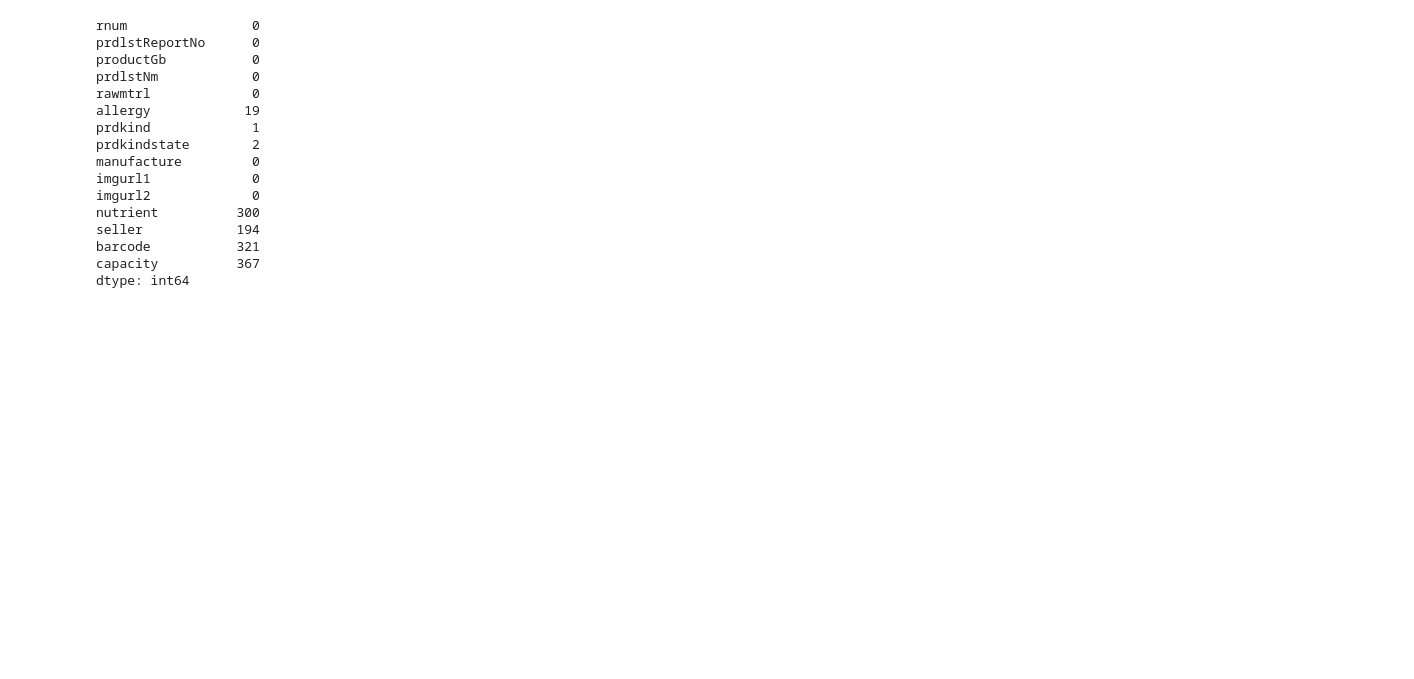
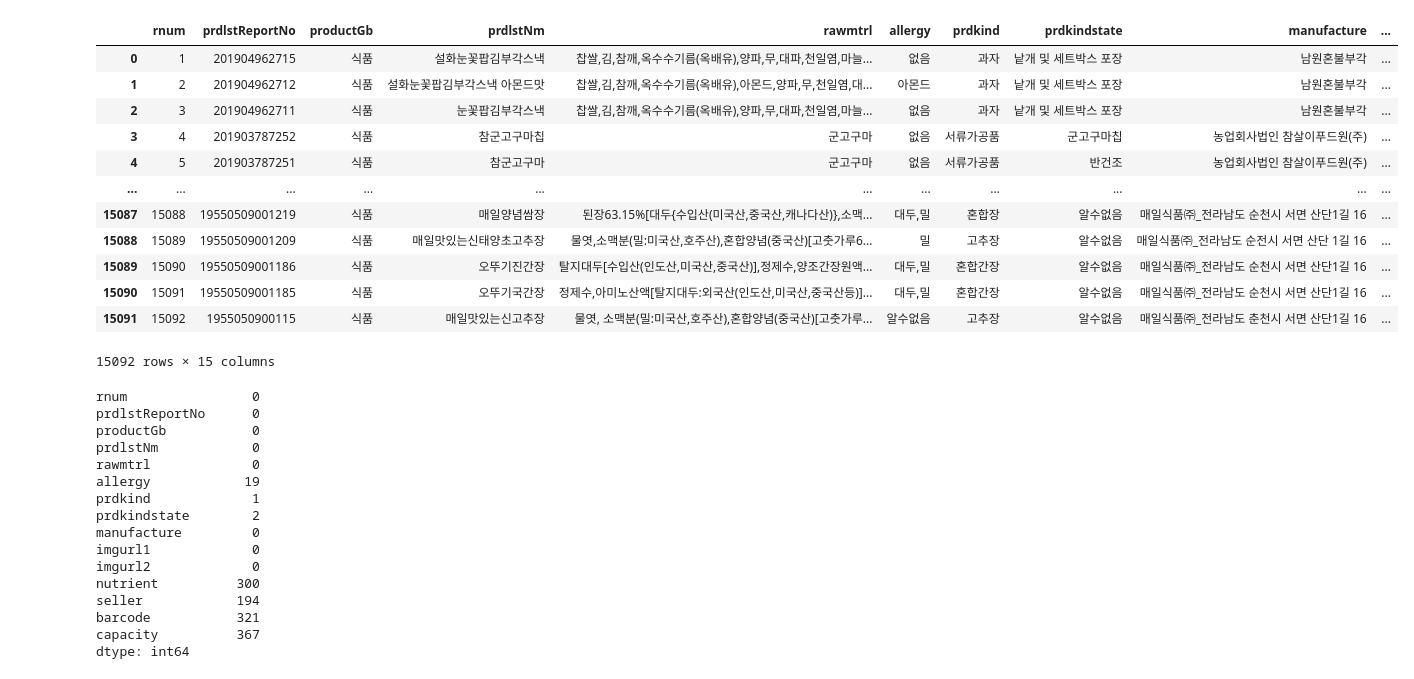
Before and after one commit to dilicat0813/2023allergy, a Jupyter notebook: 01.request/2-0.data_dig_allergy.ipynb, the cells around one changed output. Drawn from its saved outputs; the diff is of its cells as text; code cells hidden in the pictures; blank space fills up the shorter version.

```diff
--- a/01.request/2-0.data_dig_allergy.ipynb
+++ b/01.request/2-0.data_dig_allergy.ipynb
@@ -3,6 +3,26 @@ import pandas as pd
 import numpy as np
 # %%
 df = pd.read_csv('data/data_total.csv')
+# %%
+df[df['prdlstNm'].str.contains("하이라이스")]
+df = df.fillna("알수없음")
+df[df['barcode'].str.contains("8801045738154")]
+df.sort_values('prdlstReportNo', ascending=False)
+# df_sorted = df.sort_values('접수일', ascending=True)
+# %% [output]
+|  | rnum | prdlstReportNo | productGb | prdlstNm | rawmtrl | allergy | prdkind | prdkindstate | manufacture | ... |
+| 0 | 1 | 201904962715 | 식품 | 설화눈꽃팝김부각스낵 | 찹쌀,김,참깨,옥수수기름(옥배유),양파,무,대파,천일염,마늘... | 없음 | 과자 | 낱개 및 세트박스 포장 | 남원혼불부각 | ... |
+| 1 | 2 | 201904962712 | 식품 | 설화눈꽃팝김부각스낵 아몬드맛 | 찹쌀,김,참깨,옥수수기름(옥배유),아몬드,양파,무,천일염,대... | 아몬드 | 과자 | 낱개 및 세트박스 포장 | 남원혼불부각 | ... |
+| 2 | 3 | 201904962711 | 식품 | 눈꽃팝김부각스낵 | 찹쌀,김,참깨,옥수수기름(옥배유),양파,무,대파,천일염,마늘... | 없음 | 과자 | 낱개 및 세트박스 포장 | 남원혼불부각 | ... |
+| 3 | 4 | 201903787252 | 식품 | 참군고구마칩 | 군고구마 | 없음 | 서류가공품 | 군고구마칩 | 농업회사법인 참살이푸드원(주) | ... |
+| 4 | 5 | 201903787251 | 식품 | 참군고구마 | 군고구마 | 없음 | 서류가공품 | 반건조 | 농업회사법인 참살이푸드원(주) | ... |
+| ... | ... | ... | ... | ... | ... | ... | ... | ... | ... | ... |
+| 15087 | 15088 | 19550509001219 | 식품 | 매일양념쌈장 | 된장63.15%[대두{수입산(미국산,중국산,캐나다산)},소맥... | 대두,밀 | 혼합장 | 알수없음 | 매일식품㈜_전라남도 순천시 서면 산단1길 16 | ... |
+| 15088 | 15089 | 19550509001209 | 식품 | 매일맛있는신태양초고추장 | 물엿,소맥분(밀:미국산,호주산),혼합양념(중국산)[고춧가루6... | 밀 | 고추장 | 알수없음 | 매일식품㈜_전라남도 순전시 서면 산단 1길 16 | ... |
+| 15089 | 15090 | 19550509001186 | 식품 | 오뚜기진간장 | 탈지대두[수입산(인도산,미국산,중국산)],정제수,양조간장원액... | 대두,밀 | 혼합간장 | 알수없음 | 매일식품㈜_전라남도 순천시 서면 산단1길 16 | ... |
+| 15090 | 15091 | 19550509001185 | 식품 | 오뚜기국간장 | 정제수,아미노산액[탈지대두:외국산(인도산,미국산,중국산등)]... | 대두,밀 | 혼합간장 | 알수없음 | 매일식품㈜_전라남도 순천시 서면 산단1길 16 | ... |
+| 15091 | 15092 | 1955050900115 | 식품 | 매일맛있는신고추장 | 물엿, 소맥분(밀:미국산,호주산),혼합양념(중국산)[고춧가루... | 알수없음 | 고추장 | 알수없음 | 매일식품㈜_전라남도 춘천시 서면 산단1길 16 | ... |
+15092 rows × 15 columns
 # %%
 df.isnull().sum()
 #1. 바코드 nan --> 알수없음
```
Also changed, not shown: 2 other files.
